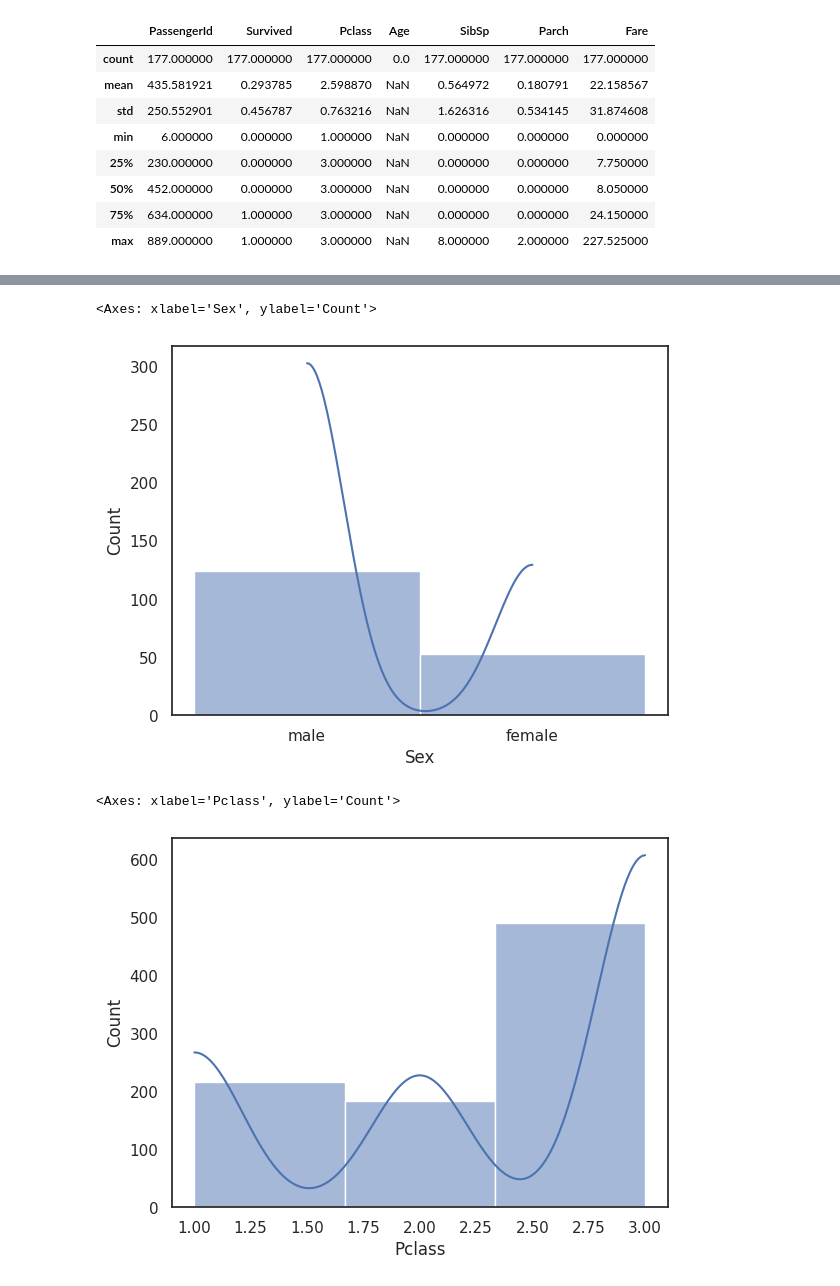
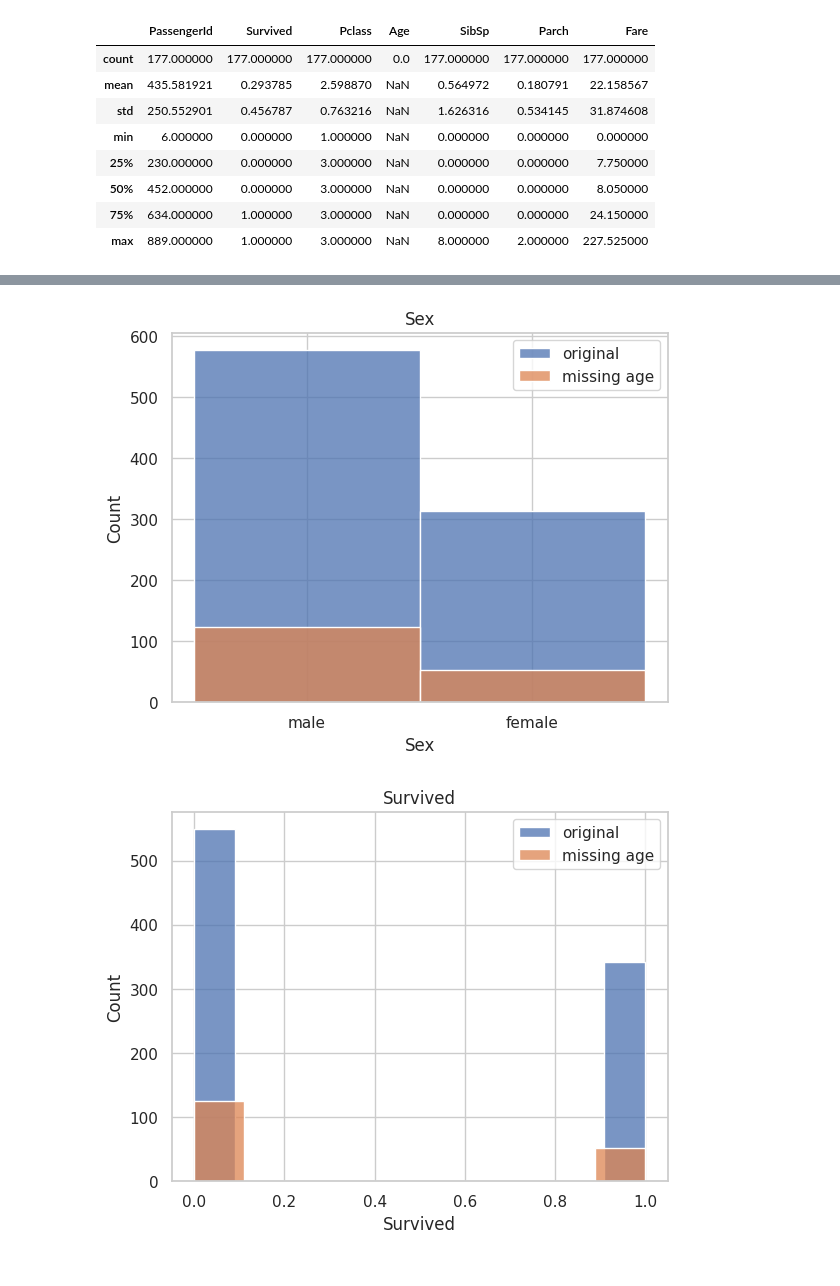
Before and after one commit to sivani-tutika/kaggle, a Jupyter notebook: Titanic - Machine Learning from Disaster/titanic01.ipynb, the cells around one changed output, grey strips where cells are left out. Cells and saved outputs as stored; diff of their text form; code cells hidden in the pictures.

```diff
--- a/Titanic - Machine Learning from Disaster/titanic01.ipynb
+++ b/Titanic - Machine Learning from Disaster/titanic01.ipynb
@@ -493,10 +429,11 @@ sns.histplot(data=missing_age_df, x='Pclass', kde=True, bins=3)
-# %%
-sns.histplot(data=missing_age_df, x='Sex', kde=True)
-# %% [output]
-<Axes: xlabel='Sex', ylabel='Count'>
-[figure, removed]
-# %%
-sns.histplot(data=titanic_df, x='Pclass', kde=True, bins=3)
-# %% [output]
-<Axes: xlabel='Pclass', ylabel='Count'>
-[figure, removed]
+# %%
+# get distributions of ['Sex', 'Survived', 'Pclass', 'Fare'] of missing data with respect to original
+for feature in ['Sex', 'Survived', 'Pclass', 'Fare']:
+    sns.histplot(data=titanic_df, x=feature, label='original')
+    sns.histplot(data=missing_age_df, x=feature, label='missing age')
+    plt.title(feature)
+    plt.legend()
+    plt.show()
+# %% [output]
+[figure, added]
+[figure, added]
```
Also changed, not shown: parts of 24 cells of this notebook.
